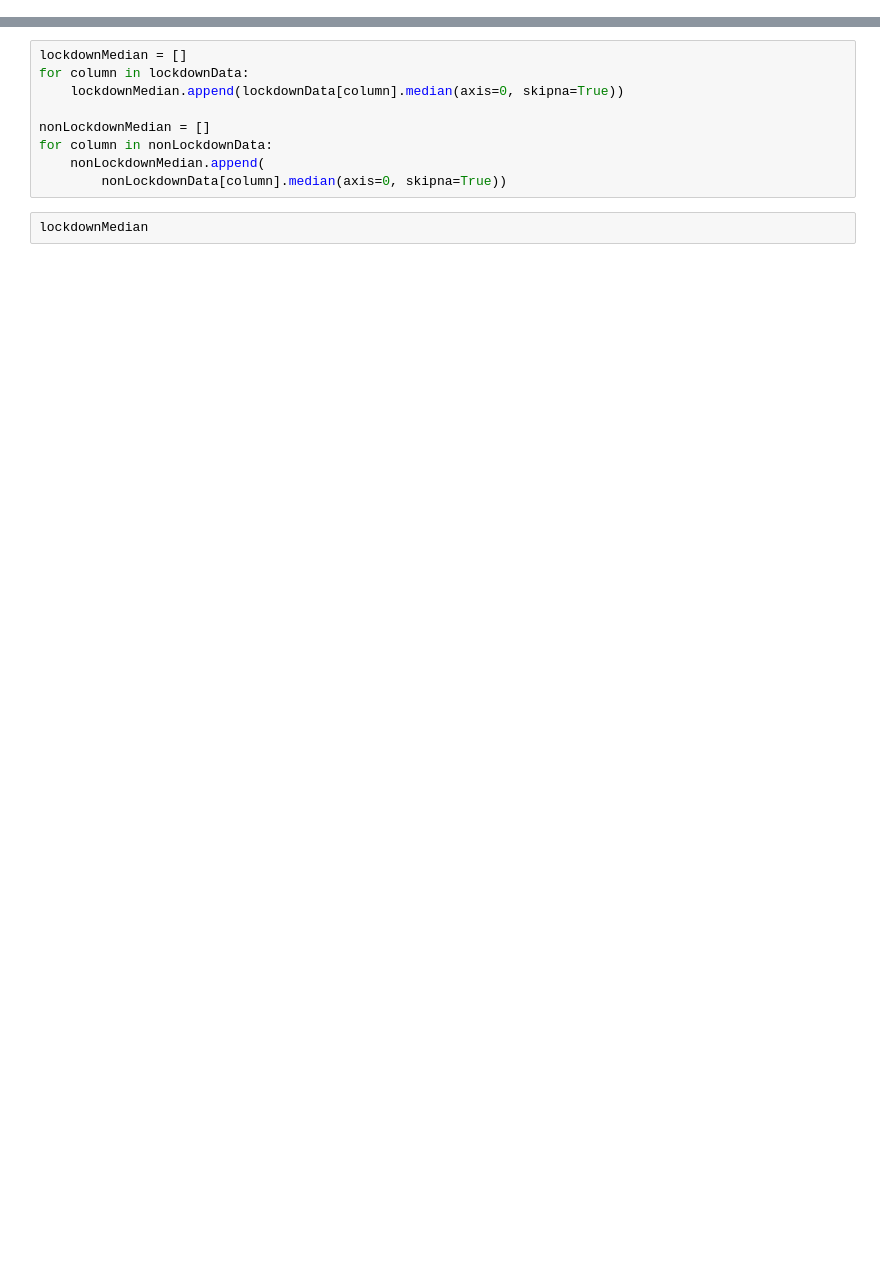
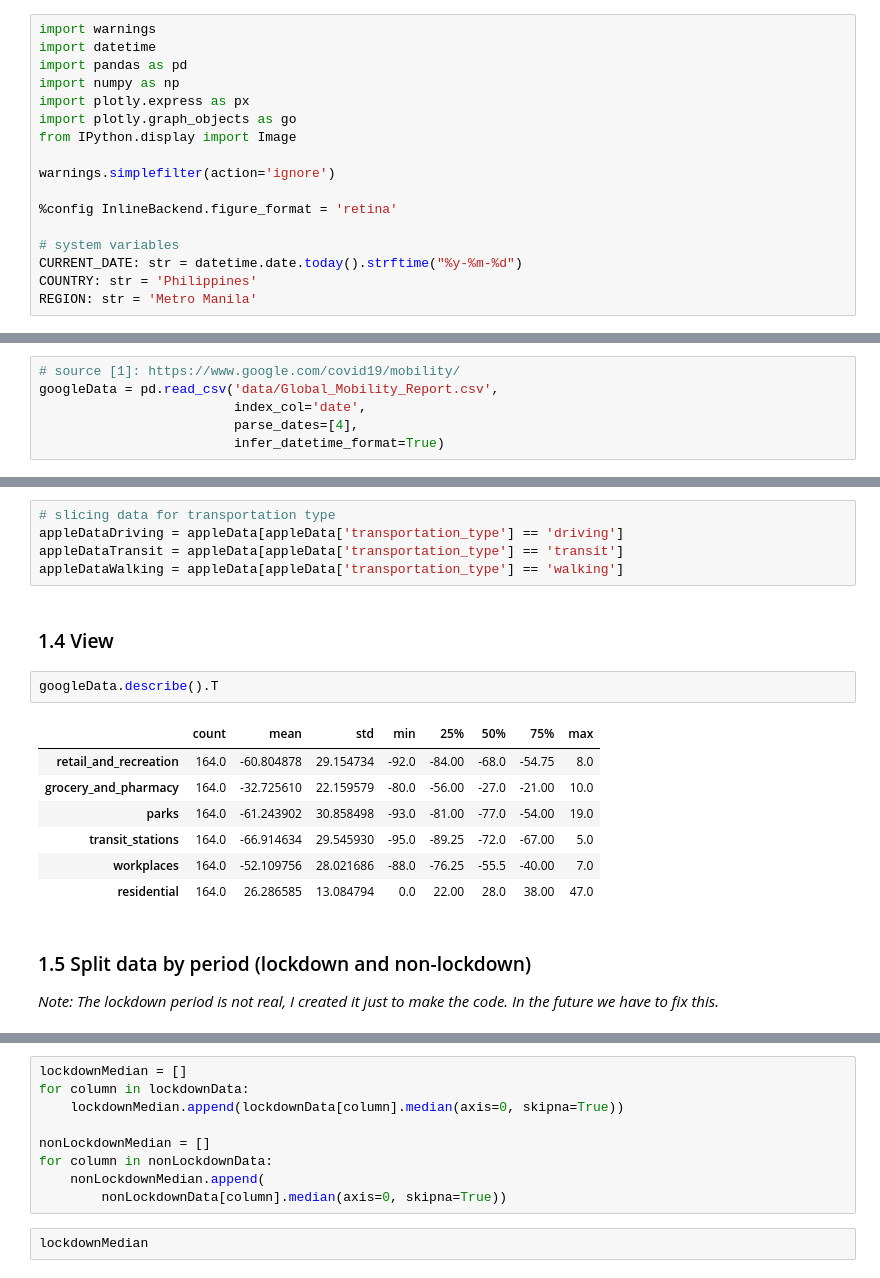
Before and after one commit to tamagusko/manilaCovid19, a Jupyter notebook: manila.ipynb, the cells around one changed output, grey strips where cells are left out. Drawn from its saved outputs; the diff is of its cells as text; blank space fills up the shorter version.

```diff
--- a/manila.ipynb
+++ b/manila.ipynb
@@ -89,0 +29,17 @@ nonLockdownData = pd.concat([beforeLockdown[:-1], afterLockdown[1:]], axis=0)
+# %%
+import warnings
+import datetime
+import pandas as pd
+import numpy as np
+import plotly.express as px
+import plotly.graph_objects as go
+from IPython.display import Image
+
+warnings.simplefilter(action='ignore')
+
+%config InlineBackend.figure_format = 'retina'
+
+# system variables
+CURRENT_DATE: str = datetime.date.today().strftime("%y-%m-%d")
+COUNTRY: str = 'Philippines'
+REGION: str = 'Metro Manila'
@@ -89,0 +50,6 @@ nonLockdownData = pd.concat([beforeLockdown[:-1], afterLockdown[1:]], axis=0)
+# %%
+# source [1]: https://www.google.com/covid19/mobility/
+googleData = pd.read_csv('data/Global_Mobility_Report.csv',
+                         index_col='date',
+                         parse_dates=[4],
+                         infer_datetime_format=True)
@@ -89,0 +104,21 @@ nonLockdownData = pd.concat([beforeLockdown[:-1], afterLockdown[1:]], axis=0)
+# %%
+# slicing data for transportation type
+appleDataDriving = appleData[appleData['transportation_type'] == 'driving']
+appleDataTransit = appleData[appleData['transportation_type'] == 'transit']
+appleDataWalking = appleData[appleData['transportation_type'] == 'walking']
+# %% [markdown]
+### 1.4 View
+# %%
+googleData.describe().T
+# %% [output]
+|  | count | mean | std | min | 25% | 50% | 75% | max |
+| retail_and_recreation | 164.0 | -60.804878 | 29.154734 | -92.0 | -84.00 | -68.0 | -54.75 | 8.0 |
+| grocery_and_pharmacy | 164.0 | -32.725610 | 22.159579 | -80.0 | -56.00 | -27.0 | -21.00 | 10.0 |
+| parks | 164.0 | -61.243902 | 30.858498 | -93.0 | -81.00 | -77.0 | -54.00 | 19.0 |
+| transit_stations | 164.0 | -66.914634 | 29.545930 | -95.0 | -89.25 | -72.0 | -67.00 | 5.0 |
+| workplaces | 164.0 | -52.109756 | 28.021686 | -88.0 | -76.25 | -55.5 | -40.00 | 7.0 |
+| residential | 164.0 | 26.286585 | 13.084794 | 0.0 | 22.00 | 28.0 | 38.00 | 47.0 |
+# %% [markdown]
+### 1.5 Split data by period (lockdown and non-lockdown)
+
+*Note: The lockdown period is not real, I created it just to make the code. In the future we have to fix this.*
```
Also changed, not shown: parts of 48 cells of this notebook.
